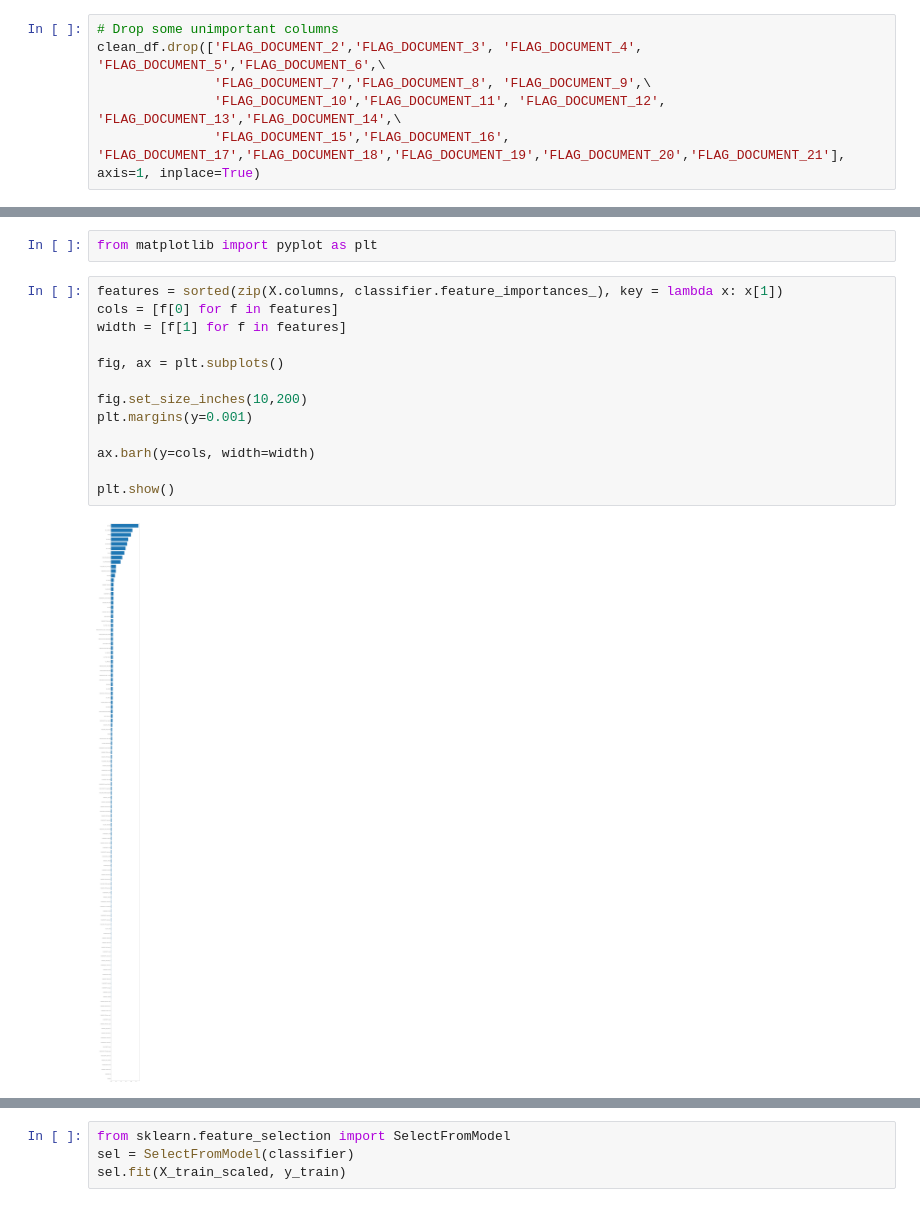
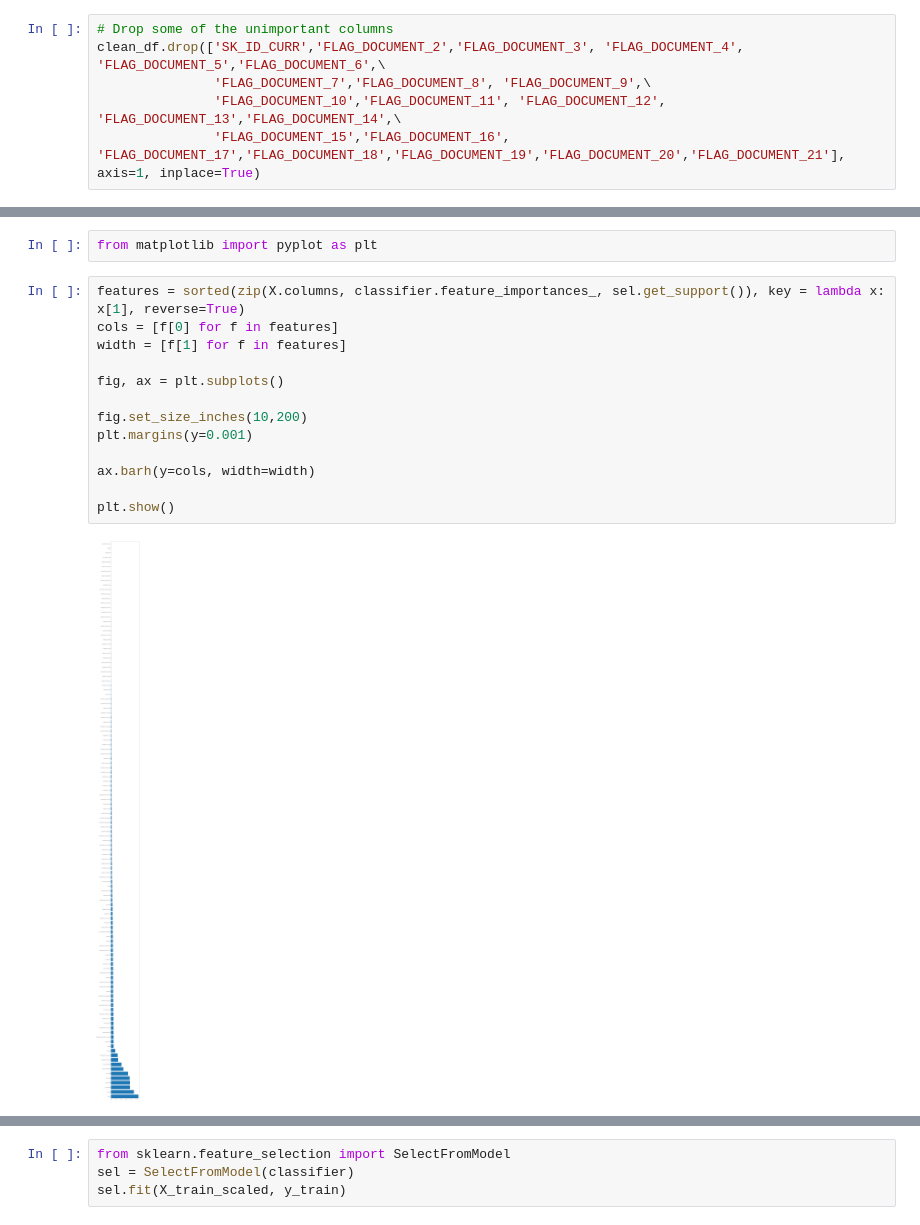
Before and after one commit to RajeeNatch/Project_Underwriters, a Jupyter notebook: Credit_Risk_Evaluator.ipynb, the cells around one changed output, grey strips where cells are left out. Saved outputs shown, nothing was run; the diff lists cells and outputs as text.

```diff
--- a/Credit_Risk_Evaluator.ipynb
+++ b/Credit_Risk_Evaluator.ipynb
@@ -86,8 +71,8 @@ Data columns (total 55 columns):
 dtypes: float64(3), int64(42), object(10)
 memory usage: 63.2+ MB
 # %%
-# Drop some unimportant columns
-clean_df.drop(['FLAG_DOCUMENT_2','FLAG_DOCUMENT_3', 'FLAG_DOCUMENT_4', 'FLAG_DOCUMENT_5','FLAG_DOCUMENT_6',\
+# Drop some of the unimportant columns
+clean_df.drop(['SK_ID_CURR','FLAG_DOCUMENT_2','FLAG_DOCUMENT_3', 'FLAG_DOCUMENT_4', 'FLAG_DOCUMENT_5','FLAG_DOCUMENT_6',\
                'FLAG_DOCUMENT_7','FLAG_DOCUMENT_8', 'FLAG_DOCUMENT_9',\
                'FLAG_DOCUMENT_10','FLAG_DOCUMENT_11', 'FLAG_DOCUMENT_12', 'FLAG_DOCUMENT_13','FLAG_DOCUMENT_14',\
                'FLAG_DOCUMENT_15','FLAG_DOCUMENT_16', 'FLAG_DOCUMENT_17','FLAG_DOCUMENT_18','FLAG_DOCUMENT_19','FLAG_DOCUMENT_20','FLAG_DOCUMENT_21'], axis=1, inplace=True)
@@ -225,17 +221,17 @@ feature_importances = classifier.feature_importances_
 # %%
 from matplotlib import pyplot as plt
 # %%
-features = sorted(zip(X.columns, classifier.feature_importances_), key = lambda x: x[1])
+features = sorted(zip(X.columns, classifier.feature_importances_, sel.get_support()), key = lambda x: x[1], reverse=True)
 cols = [f[0] for f in features]
 width = [f[1] for f in features]
 
 fig, ax = plt.subplots()
 
 fig.set_size_inches(10,200)
 plt.margins(y=0.001)
 
 ax.barh(y=cols, width=width)
 
 plt.show()
 # %% [output]
-[figure, old version]
+[figure, new version]
```
Also changed, not shown: parts of 20 cells of this notebook, 1 other file.
